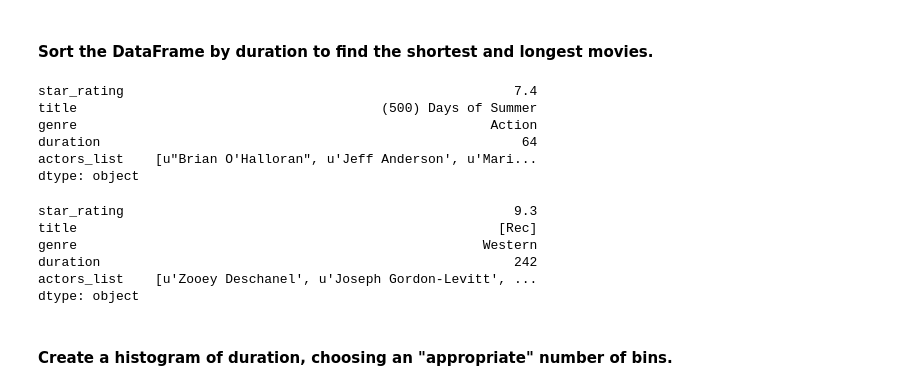
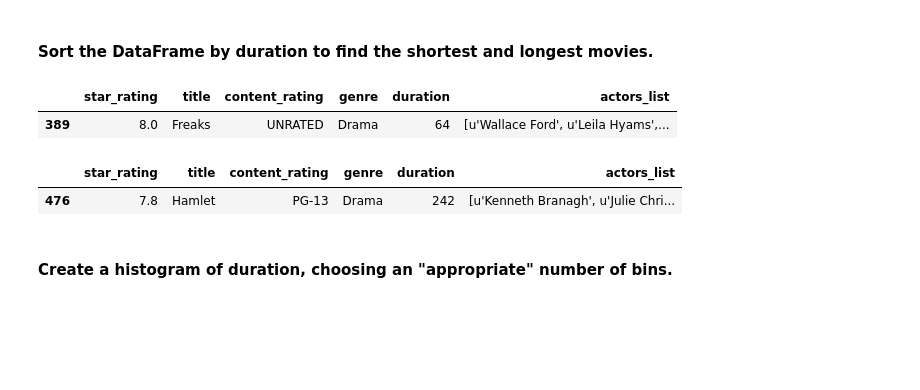
Before and after one commit to evanakat/Unit2_project, a Jupyter notebook: imdb.ipynb, the cells around one changed output. Drawn from its saved outputs; the diff is of its cells as text; code cells hidden in the pictures; blank space fills up the shorter version.

```diff
--- a/imdb.ipynb
+++ b/imdb.ipynb
@@ -60,24 +60,15 @@ movies.loc[:,'duration'].mean()
 #### Sort the DataFrame by duration to find the shortest and longest movies.
 # %%
 # Answer:
-movies.sort_values('duration').min() ## (500) Days of Summer is shortest movie @ 64 minutes
+movies.sort_values('duration').head(1) ## Freaks is shortest movie @ 64 minutes
 # %% [output]
-star_rating                                                  7.4
-title                                       (500) Days of Summer
-genre                                                     Action
-duration                                                      64
-actors_list    [u"Brian O'Halloran", u'Jeff Anderson', u'Mari...
-dtype: object
+|  | star_rating | title | content_rating | genre | duration | actors_list |
+| 389 | 8.0 | Freaks | UNRATED | Drama | 64 | [u'Wallace Ford', u'Leila Hyams',... |
 # %%
-# Answer:
-movies.sort_values('duration').max() ## [Rec] is the longest movie @ 242 minutes
+movies.sort_values('duration').tail(1) ## Hamlet is the longest movie @ 242 minutes
 # %% [output]
-star_rating                                                  9.3
-title                                                      [Rec]
-genre                                                    Western
-duration                                                     242
-actors_list    [u'Zooey Deschanel', u'Joseph Gordon-Levitt', ...
-dtype: object
+|  | star_rating | title | content_rating | genre | duration | actors_list |
+| 476 | 7.8 | Hamlet | PG-13 | Drama | 242 | [u'Kenneth Branagh', u'Julie Chri... |
 # %% [markdown]
 #### Create a histogram of duration, choosing an "appropriate" number of bins.
 # %%
```
Also changed, not shown: parts of 3 cells of this notebook.
